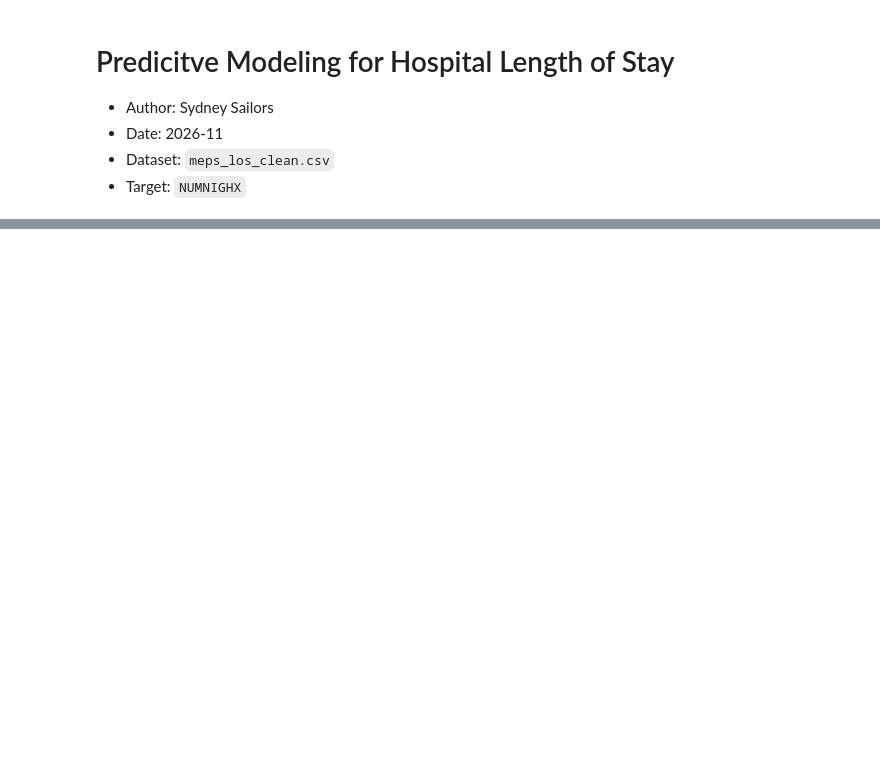
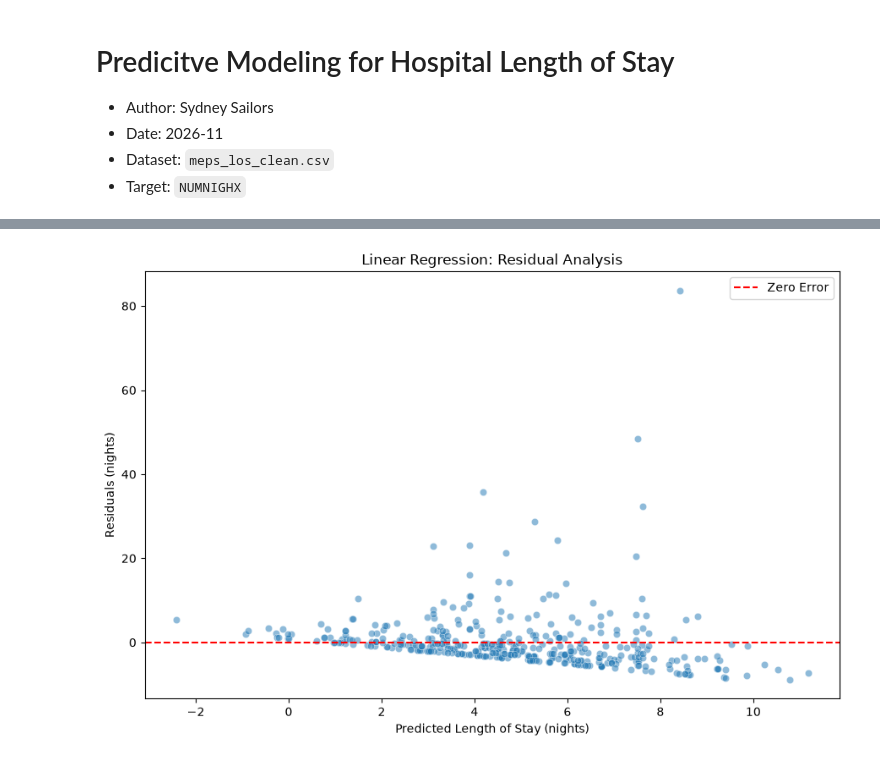
Before and after one commit to sydsailors/hospital-los-capstone, a Jupyter notebook: notebooks/los_predictive_modeling.ipynb, the cells around one changed output, grey strips where cells are left out. Drawn from its saved outputs; the diff is of its cells as text; code cells hidden in the pictures; blank space fills up the shorter version.

```diff
--- a/notebooks/los_predictive_modeling.ipynb
+++ b/notebooks/los_predictive_modeling.ipynb
@@ -280,0 +398,35 @@ LOG.info(f"Cross-Validation R2: {cv_r2:.3f}")
+# %%
+# Residual Analysis
+
+LOG.info("Creating residual plot")
+
+# Calculate residuals
+residuals = y_test - y_pred
+
+# Create residual scatterplot
+plt.figure(figsize=(9, 6))
+
+sns.scatterplot(
+    x=y_pred,
+    y=residuals,
+    alpha=0.5
+)
+
+# Add reference line at zero residual
+plt.axhline(
+    y=0,
+    color="red",
+    linestyle="--",
+    label="Zero Error"
+)
+
+plt.xlabel("Predicted Length of Stay (nights)")
+plt.ylabel("Residuals (nights)")
+plt.title("Linear Regression: Residual Analysis")
+plt.legend()
+plt.tight_layout()
+plt.savefig("../reports/residual_analysis.png", dpi=300, bbox_inches="tight")
+plt.show()
+
+LOG.info("Residual analysis completed.")
+# %% [output]
@@ -280,0 +434 @@ LOG.info(f"Cross-Validation R2: {cv_r2:.3f}")
+[figure, added]
```
Also changed, not shown: parts of 11 cells of this notebook, 4 other files.
